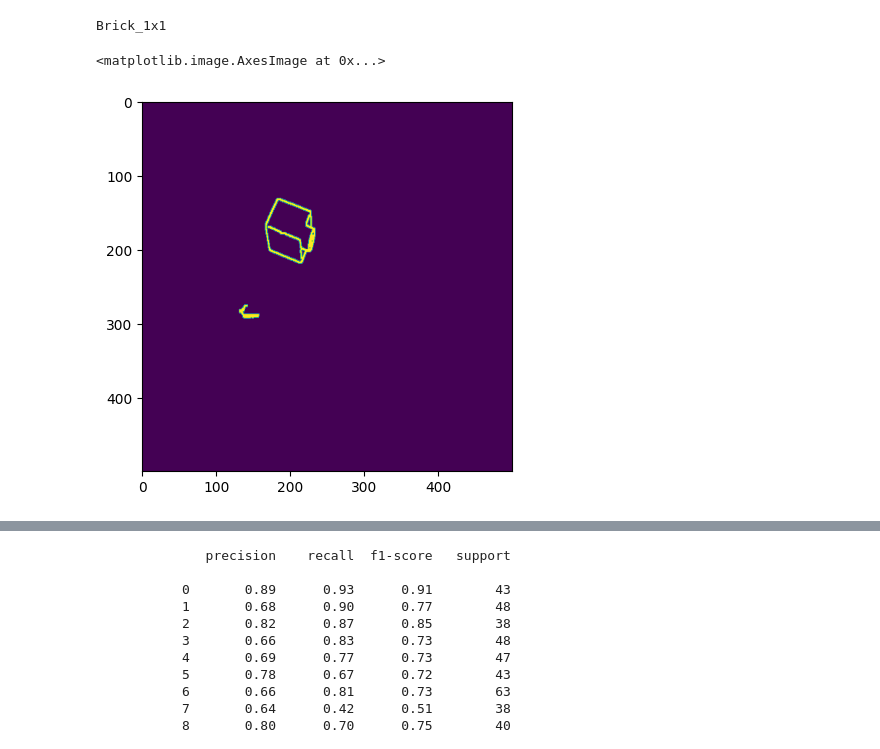
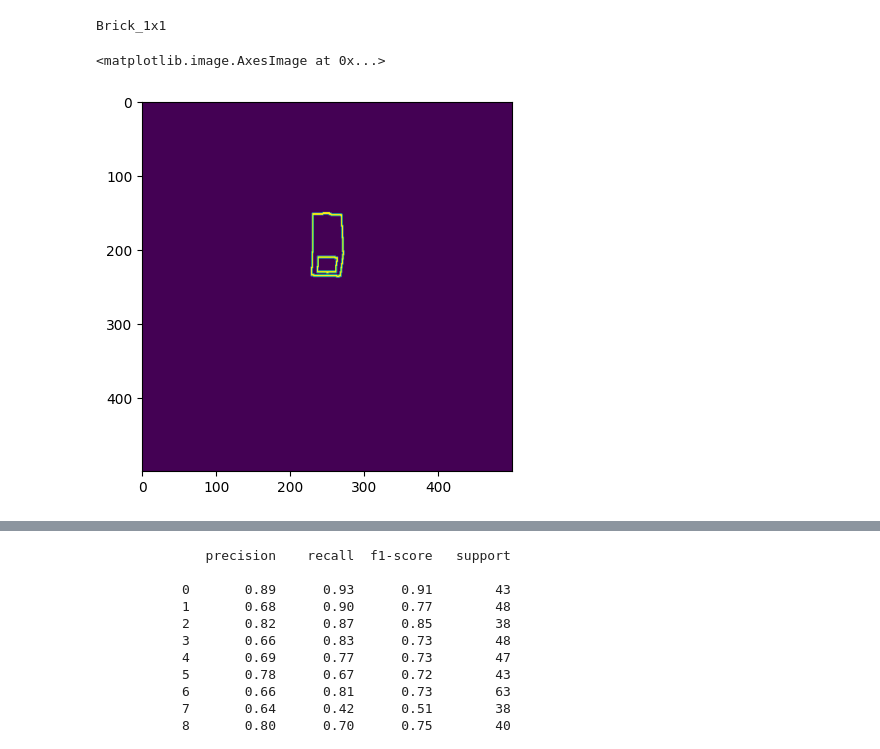
Before and after one commit to mustafa-droid18/Lego_Brick_Classification, a Jupyter notebook: ModelRandomClassifier.ipynb, the cells around one changed output, grey strips where cells are left out. Drawn from its saved outputs; the diff is of its cells as text; code cells hidden in the pictures.

Commit message:
Image Processing Updated

```diff
--- a/ModelRandomClassifier.ipynb
+++ b/ModelRandomClassifier.ipynb
@@ -7,8 +7,8 @@ import numpy as np
 def get_image(image_path):
     image = cv2.imread(image_path)
     image = cv2.cvtColor(image, cv2.COLOR_BGR2RGB)
-    blurred = cv2.GaussianBlur(image, (3, 3), 0)
-    edged = cv2.Canny(blurred,10, 100, apertureSize= 3)
+    blurred = cv2.GaussianBlur(image, (1, 1), 0)
+    edged = cv2.Canny(blurred,10, 200, apertureSize= 3)
     kernel = cv2.getStructuringElement(cv2.MORPH_RECT, (3, 3))
     dilate = cv2.dilate(edged, kernel, iterations=1)
     return (dilate,image)
@@ -15,5 +21,5 @@ def get_image(image_path):
 # %%
-directory = "Images/Cropped Images"
+directory = "Images/Base Images"
 directory2 = 'Images/Train/'
 o=[]
 x=[]
@@ -41,8 +47,8 @@ for i in x:
     X.append(cv2.resize(i,(500,500)))
 # %%
 print(y[0])
-plt.imshow(X[0])
+plt.imshow(X[12])
 # %% [output]
 Brick_1x1
 <matplotlib.image.AxesImage at 0x...>
-[figure, old version]
+[figure, new version]
```
Also changed, not shown: parts of 6 cells of this notebook.
